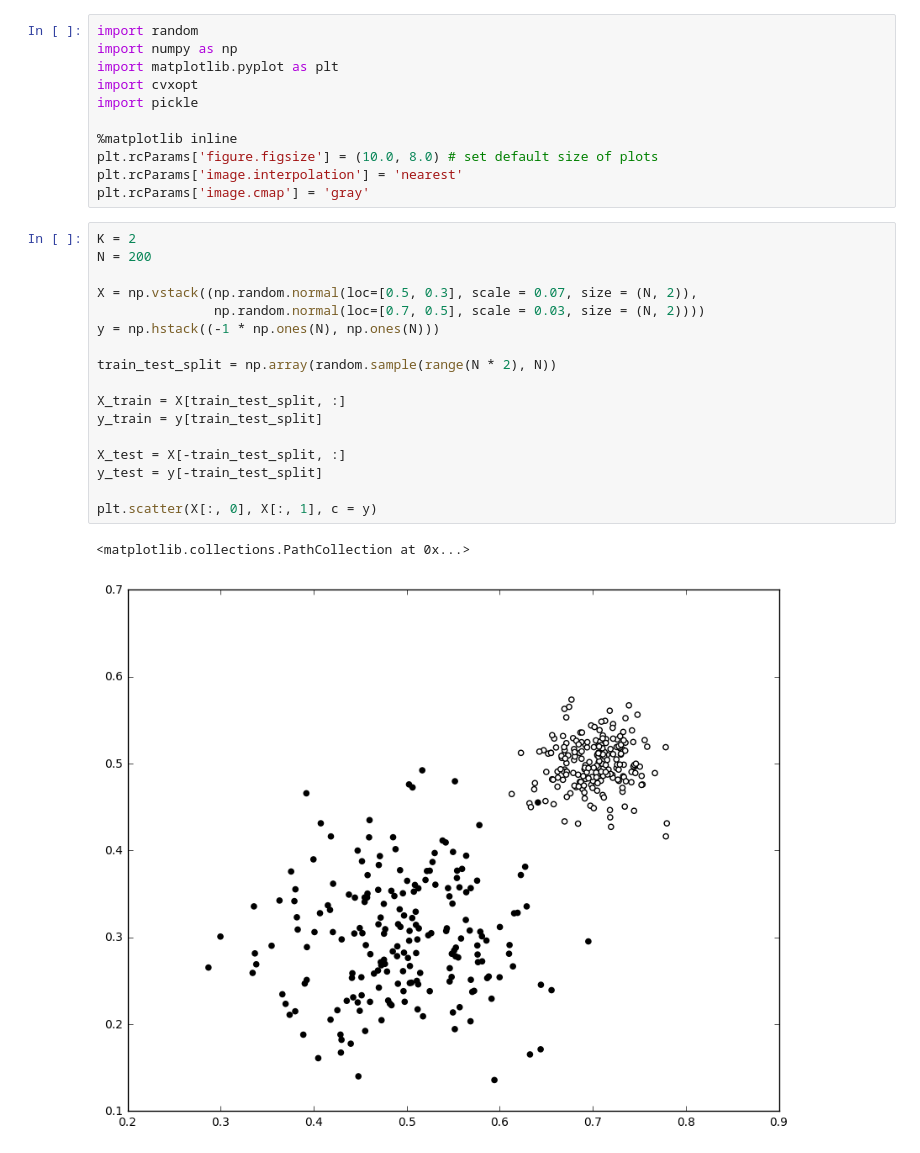
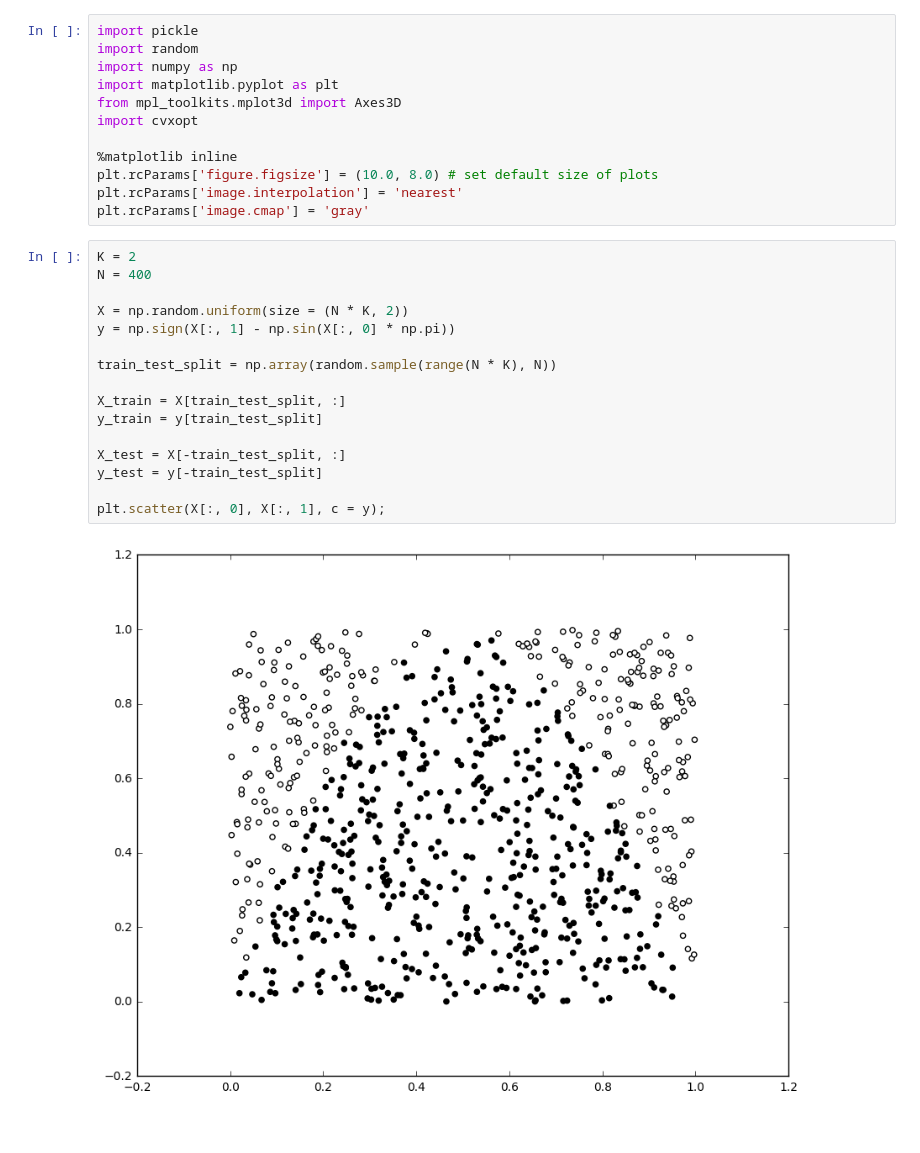
Before and after one commit to mnvl/mlzoo, a Jupyter notebook: svm_polynomial_cvxopt.ipynb, the cells around one changed output. Cells and saved outputs as stored; diff of their text form.

```diff
--- a/svm_polynomial_cvxopt.ipynb
+++ b/svm_polynomial_cvxopt.ipynb
@@ -1,9 +1,10 @@
 # %%
+import pickle
 import random
 import numpy as np
 import matplotlib.pyplot as plt
+from mpl_toolkits.mplot3d import Axes3D
 import cvxopt
-import pickle
 
 %matplotlib inline
 plt.rcParams['figure.figsize'] = (10.0, 8.0) # set default size of plots
@@ -11,24 +12,22 @@ plt.rcParams['image.interpolation'] = 'nearest'
 plt.rcParams['image.cmap'] = 'gray'
 # %%
 K = 2
-N = 200
+N = 400
 
-X = np.vstack((np.random.normal(loc=[0.5, 0.3], scale = 0.07, size = (N, 2)),
-               np.random.normal(loc=[0.7, 0.5], scale = 0.03, size = (N, 2))))
-y = np.hstack((-1 * np.ones(N), np.ones(N)))
+X = np.random.uniform(size = (N * K, 2))
+y = np.sign(X[:, 1] - np.sin(X[:, 0] * np.pi))
 
-train_test_split = np.array(random.sample(range(N * 2), N))
+train_test_split = np.array(random.sample(range(N * K), N))
 
 X_train = X[train_test_split, :]
 y_train = y[train_test_split]
 
 X_test = X[-train_test_split, :]
 y_test = y[-train_test_split]
 
-plt.scatter(X[:, 0], X[:, 1], c = y)
+plt.scatter(X[:, 0], X[:, 1], c = y);
 # %% [output]
-<matplotlib.collections.PathCollection at 0x...>
-[figure, old version]
+[figure, new version]
 # %%
 svm_kernel = lambda X, Y: (np.dot(X, Y.T) + 1.0) ** 2
 
```
Also changed, not shown: parts of 9 cells of this notebook, 2 other files.
